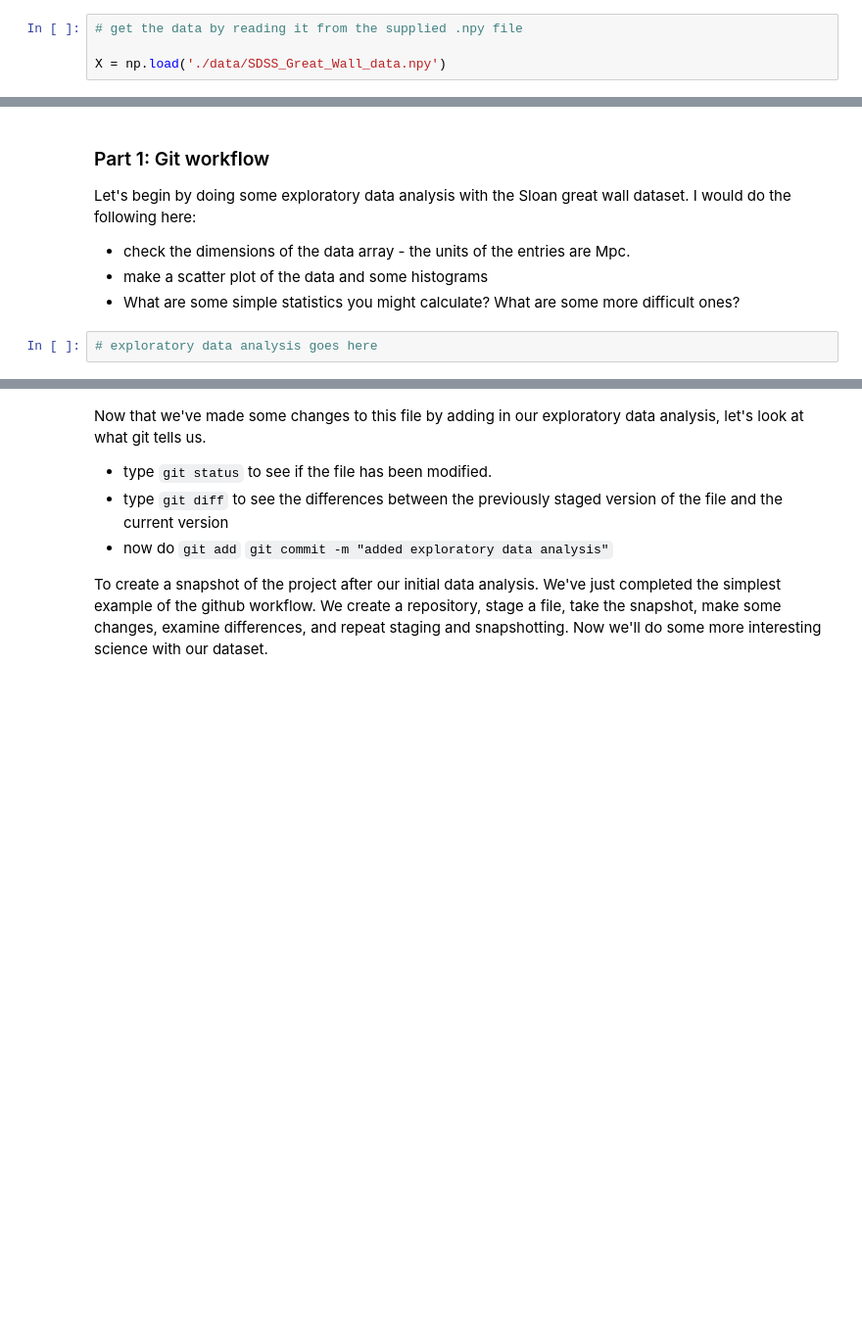
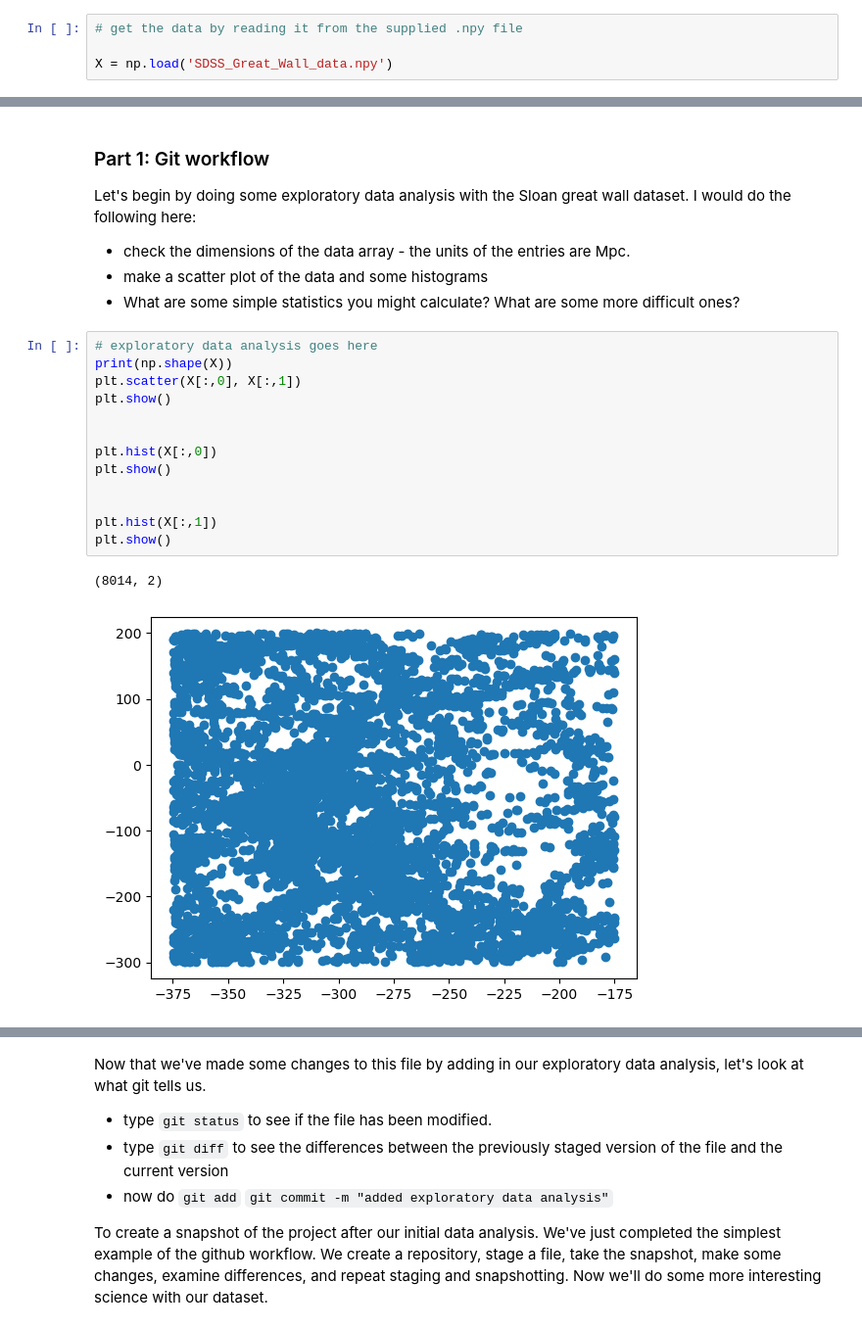
Before and after one commit to dyahalomi/dsfp_session21_tests, a Jupyter notebook: DSFP_intro_2_git.ipynb, the cells around one changed output, grey strips where cells are left out. Shown at 98% size. Drawn from its saved outputs; the diff is of its cells as text; blank space fills up the shorter version.

Commit message:
added exploratory data analysis

```diff
--- a/DSFP_intro_2_git.ipynb
+++ b/DSFP_intro_2_git.ipynb
@@ -17,7 +17,7 @@ Intel MKL WARNING: Support of Intel(R) Streaming SIMD Extensions 4.2 (Intel(R) S
 # %%
 # get the data by reading it from the supplied .npy file
 
-X = np.load('./data/SDSS_Great_Wall_data.npy')
+X = np.load('SDSS_Great_Wall_data.npy')
 # %% [markdown]
 Now we have some code and an idea of what the project we'll working on will be, so let's go ahead and create the repository and make our first commit. Normally commits will only be done after you've done a bit more work than some imports and a line of code to grad the data, but we're learning how to use git here!
 
@@ -50,3 +50,17 @@ Let's begin by doing some exploratory data analysis with the Sloan great wall da
 * What are some simple statistics you might calculate? What are some more difficult ones?
 # %%
 # exploratory data analysis goes here
+print(np.shape(X))
+plt.scatter(X[:,0], X[:,1])
+plt.show()
+
+
+plt.hist(X[:,0])
+plt.show()
+
+
+plt.hist(X[:,1])
+plt.show()
+# %% [output]
+(8014, 2)
+[figure, added]
```
Also changed, not shown: parts of 1 cell of this notebook, 2 other files.
